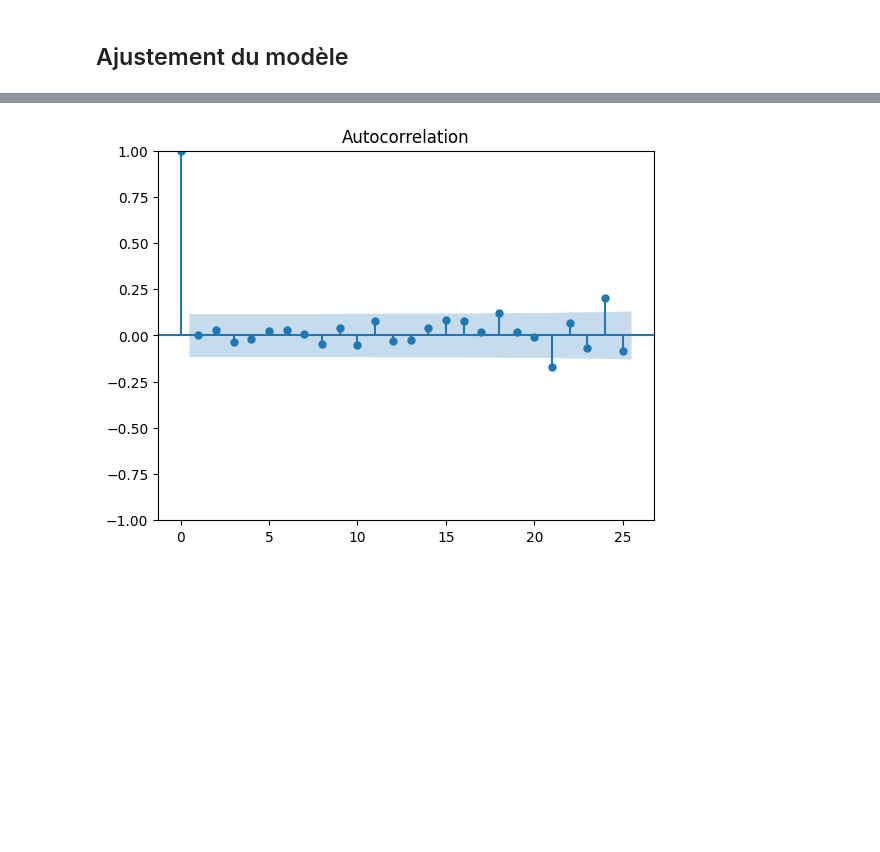
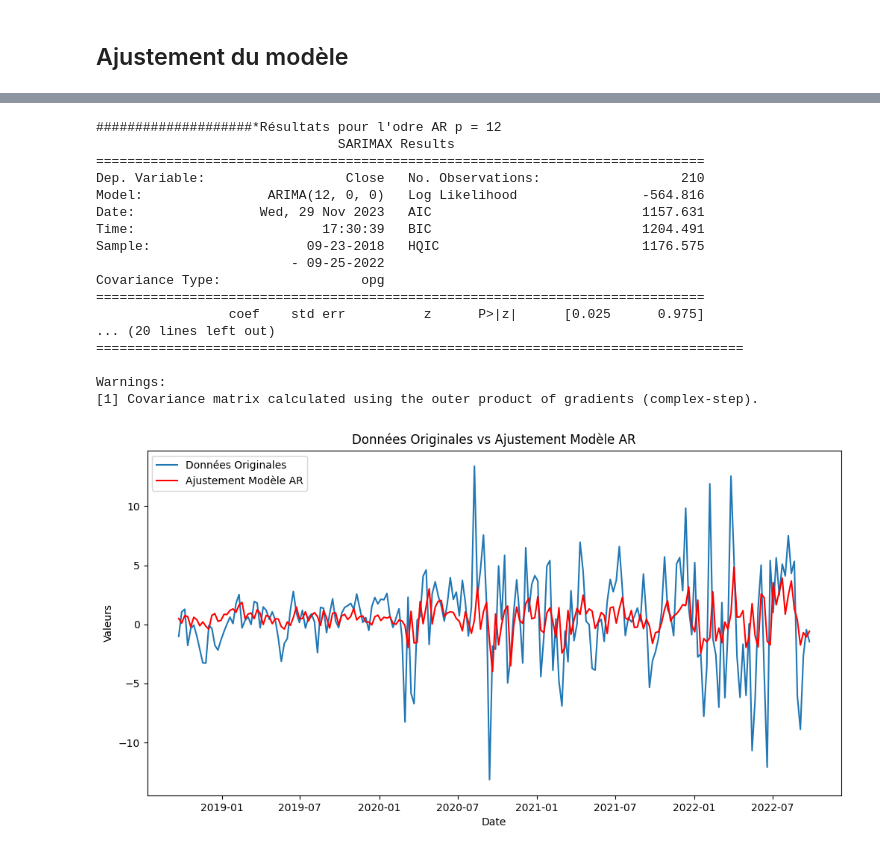
Before and after one commit to A2BX/apple_forcasting, a Jupyter notebook: apple_forecasting.ipynb, the cells around one changed output, grey strips where cells are left out. Cells and saved outputs as stored; diff of their text form; code cells hidden in the pictures; blank space fills up the shorter version.

```diff
--- a/apple_forecasting.ipynb
+++ b/apple_forecasting.ipynb
@@ -161,12 +139,3 @@ if ferq == 'Day':
-# %%
-if ferq == 'Day':
-    # Appliquer fill forward pour remplir les lacunes
-    apple_close.fillna(method='ffill', inplace=True)
-
-    print("\n************* data overview ****** \n")
-    print(apple_close)
-
-    apple_close.drop('Day_Name', axis=1, inplace=True)
 # %%
 apple_close = apple_close[apple_close.index >= "2018-09-15"]
 # %%
@@ -263,12 +232,15 @@ else:
 # %% [markdown]
 ## Ajustement du modèle
 # %%
-# Définir le point de division (80% pour le traitement, 20% pour le test)
-split_point = int(len(data) * 0.8)
+# Calcul du nombre de points pour le test (20% des données)
+n_test = int(len(apple_diff) * 0.20)
+
+# Calcul du nombre de points pour l'entraînement (80% des données)
+n_train = len(apple_diff) - n_test
 
 # Diviser les données en ensembles de traitement et de test
-train_df = apple_diff.iloc[:split_point]
-test_df = apple_diff[split_point:]
+train_df = apple_diff.iloc[:n_train]
+test_df = apple_diff.iloc[-n_test:]
 # %%
 from statsmodels.graphics.tsaplots import plot_acf, plot_pacf
 from statsmodels.tsa.arima.model import ARIMA
@@ -332,25 +370,26 @@ plt.show()
 # %%
 # Ajuster le modèle AR avec l'ordre choisi
-p = 9
-model_ar = ARIMA(train_df, order=(p, 0, 0))
-results_ar = model_ar.fit()
+AR_model = [1, 12, 19]
+aic_values = {}
+for p in  AR_model :
+        print("####################*Résultats pour l'odre AR p =", p)
+        model_ar = ARIMA(train_df, order=(p, 0, 0))
+        results_ar = model_ar.fit()
 
-# Afficher le résumé du modèle
-print(results_ar.summary())
-# Récupérer les ajustements du modèle
-fitted_values = results_ar.fittedvalues
+        # Afficher le résumé du modèle
+        print(results_ar.summary())
+        # Stocker la valeur AIC
+        aic_values[p] = results_ar.aic
+        # Récupérer les ajustements du modèle
+        fitted_values = results_ar.fittedvalues
 
-# Créer le graphique
-plt.figure(figsize=(12, 6))
-plt.plot(train_df, label='Données Originales')
-plt.plot(fitted_values, color='red', label='Ajustement Modèle AR')
-plt.title('Données Originales vs Ajustement Modèle AR')
-plt.xlabel('Date')
-plt.ylabel('Valeurs')
-plt.legend()
-plt.show()
-# Vérifier les résidus
-residus_ar = results_ar.resid
-plot_acf(residus_ar)
-plt.show()
+        # Créer le graphique
+        plt.figure(figsize=(12, 6))
+        plt.plot(train_df, label='Données Originales')
+        plt.plot(fitted_values, color='red', label='Ajustement Modèle AR')
+        plt.title('Données Originales vs Ajustement Modèle AR')
+        plt.xlabel('Date')
+        plt.ylabel('Valeurs')
+        plt.legend()
+        plt.show()
 # %% [output]
@@ -375 +414,18 @@ Warnings:
+####################*Résultats pour l'odre AR p = 12
+                               SARIMAX Results
+==============================================================================
+Dep. Variable:                  Close   No. Observations:                  210
+Model:                ARIMA(12, 0, 0)   Log Likelihood                -564.816
+Date:                Wed, 29 Nov 2023   AIC                           1157.631
+Time:                        17:30:39   BIC                           1204.491
+Sample:                    09-23-2018   HQIC                          1176.575
+                         - 09-25-2022
+Covariance Type:                  opg
+==============================================================================
+                 coef    std err          z      P>|z|      [0.025      0.975]
+... (20 lines left out)
+===================================================================================
+
+Warnings:
+[1] Covariance matrix calculated using the outer product of gradients (complex-step).
-[figure, old version]
+[figure, new version]
```
Also changed, not shown: parts of 42 cells of this notebook.
